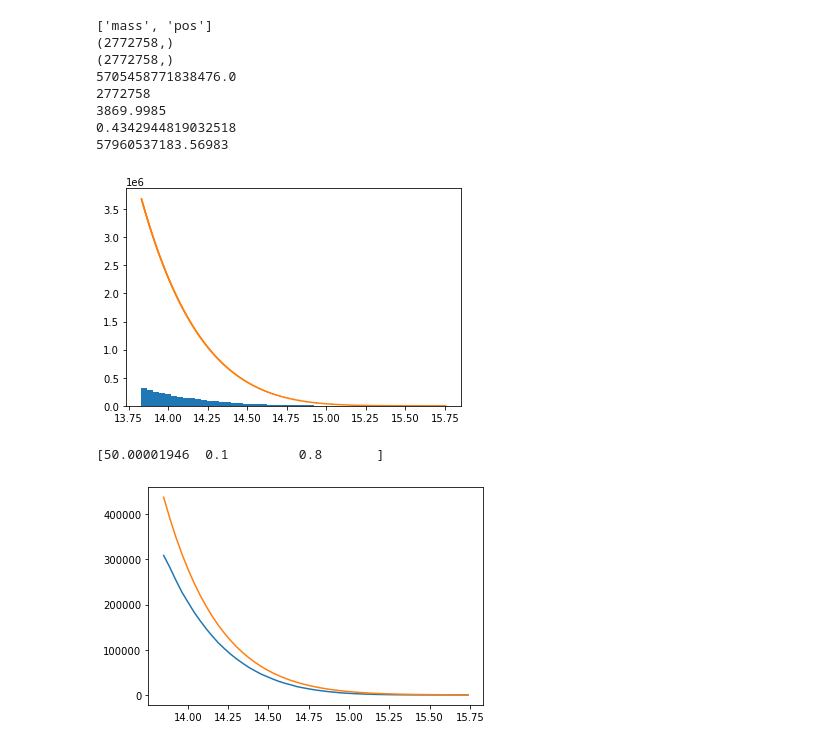
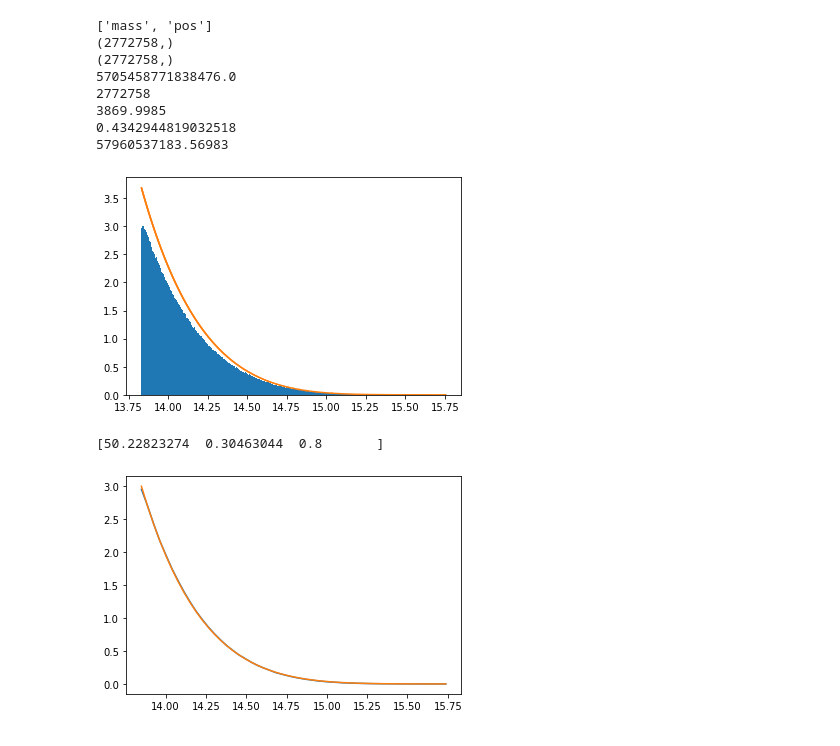
Before and after one commit to AleOzmandis22/Abilita-Informatiche, a Jupyter notebook: Progetto_Abilita_Informatiche.ipynb, the cells around one changed output. Drawn from its saved outputs; the diff is of its cells as text; code cells hidden in the pictures.

Commit message:
Updated Notebook, density=True

```diff
--- a/Progetto_Abilita_Informatiche.ipynb
+++ b/Progetto_Abilita_Informatiche.ipynb
@@ -76,19 +76,19 @@ print(BoxVolume)
 # %%
 xmin = np.min(a['mass'])
 xmax = np.max(a['mass'])
-plt.hist(np.log10(a['mass']), bins=51, range = (np.log10(xmin), np.log10(xmax) ) )#Histogram of log-mass catalog, density=True gives a normalized histogram
+plt.hist(np.log10(a['mass']), bins=51, range = (np.log10(xmin), np.log10(xmax) ) , density = True )#Histogram of log-mass catalog, density=True gives a normalized histogram
 
 
 m_arr = a['mass']
 m_arr.sort() # order by increasing value
 mfunc_so = mass_function.massFunction(m_arr, 0.0, mdef = 'vir', model = 'despali16', q_out = 'dndlnM')
 
-plt.plot(np.log10(m_arr), BoxVolume*mfunc_so)
+plt.plot(np.log10(m_arr), BoxVolume*(1e-6)*mfunc_so)
 plt.show()
 # %% [output]
-[figure, old version]
+[figure, new version]
 # %%
-bin_heights, bin_borders = np.histogram(np.log10(a['mass']), bins=51, range = (np.log10(xmin), np.log10(xmax) ))
+bin_heights, bin_borders = np.histogram(np.log10(a['mass']), bins=51, range = (np.log10(xmin), np.log10(xmax) ), density = True)
 bin_widths = np.diff(bin_borders)
 bin_centers = bin_borders[:-1] + bin_widths / 2
 
@@ -97,7 +97,7 @@ def func(x, a1, a2, a3):
     params = {'flat': True, 'H0': a1, 'Om0': a2, 'Ob0': 0.049,'sigma8': a3, 'ns': 0.95} # This sets a customized cosmology
     cosmology.addCosmology('myCosmofit', params)
     cosmo = cosmology.setCosmology('myCosmofit')
-    mfunc_so = BoxVolume*mass_function.massFunction(x, 0.0, mdef = 'vir', model = 'despali16', q_out = 'dndlnM')
+    mfunc_so = BoxVolume*(1e-6)*mass_function.massFunction(x, 0.0, mdef = 'vir', model = 'despali16', q_out = 'dndlnM')
     return mfunc_so
 
 
@@ -112,8 +112,8 @@ plt.plot(np.log10(xdata), ydata)
 plt.plot(np.log10(xdata), func(xdata, popt[0],popt[1], popt[2])) # Improvement needed, something starnge is happening
 plt.show()
 # %% [output]
-[50.00001946  0.1         0.8       ]
+[50.22823274  0.30463044  0.8       ]
-[figure, old version]
+[figure, new version]
 # %%
 # Let us write the Likelihood function
 
```
Also changed, not shown: parts of 6 cells of this notebook.
